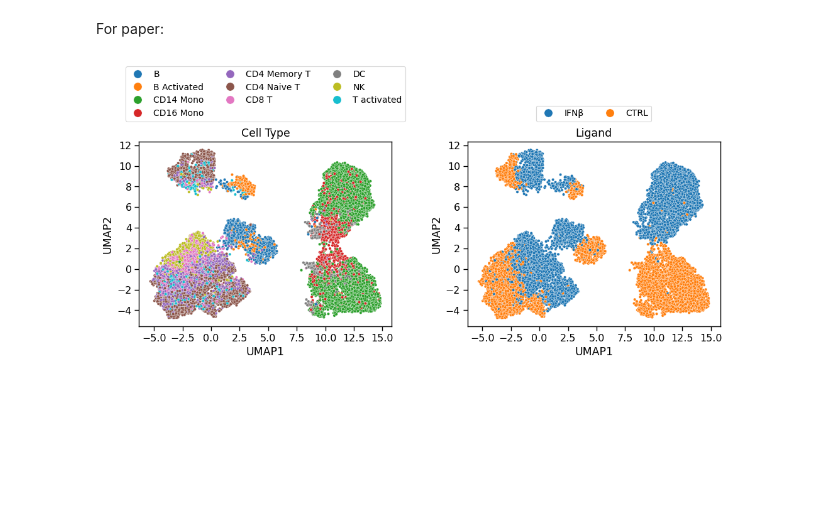
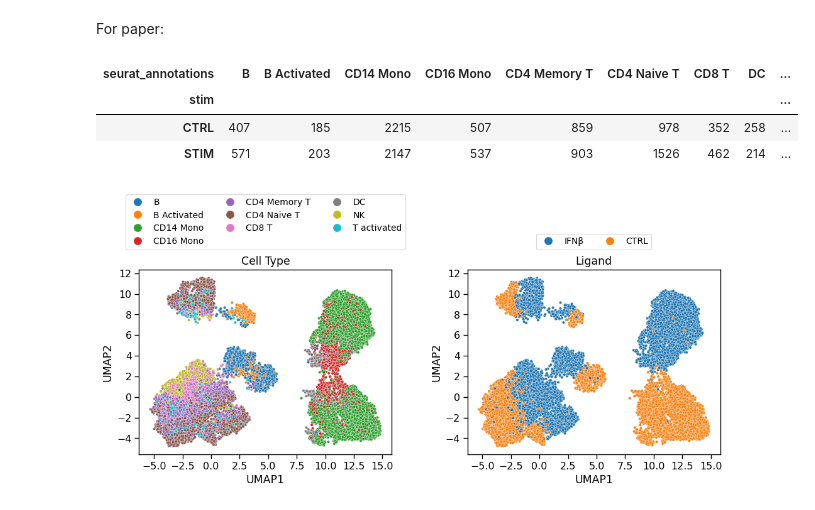
Before and after one commit to hmbaghdassarian/scLEMBAS, a Jupyter notebook: notebooks/Kang_2017/03_embed_TF_activity.ipynb, the cells around one changed output. Cells and saved outputs as stored; diff of their text form; code cells hidden in the pictures; blank space fills up the shorter version.

```diff
--- a/notebooks/Kang_2017/03_embed_TF_activity.ipynb
+++ b/notebooks/Kang_2017/03_embed_TF_activity.ipynb
@@ -282,6 +282,18 @@ io.write_tfad(tf_adata, os.path.join(data_path, 'processed', 'Kang_tf_activity.h
 For paper:
 # %%
 tf_adata = io.read_tfad(os.path.join(data_path, 'processed', 'Kang_tf_activity.h5ad'))
+# %%
+count_table = pd.crosstab(
+    tf_adata.obs['stim'],
+    tf_adata.obs['seurat_annotations']
+)
+
+count_table
+# %% [output]
+| seurat_annotations | B | B Activated | CD14 Mono | CD16 Mono | CD4 Memory T | CD4 Naive T | CD8 T | DC | ... |
+| stim |  |  |  |  |  |  |  |  | ... |
+| CTRL | 407 | 185 | 2215 | 507 | 859 | 978 | 352 | 258 | ... |
+| STIM | 571 | 203 | 2147 | 537 | 903 | 1526 | 462 | 214 | ... |
 # %%
 covariates = ['seurat_annotations', 'stim']
 panel_titles = ['Cell Type', 'Ligand']
```
Also changed, not shown: 5 other files.
